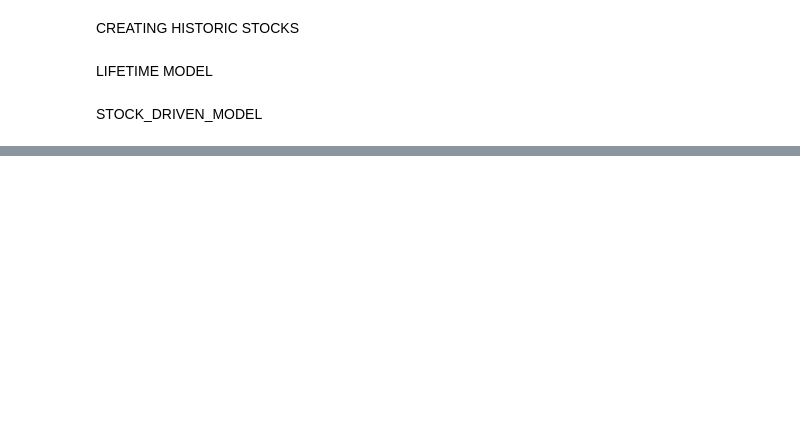
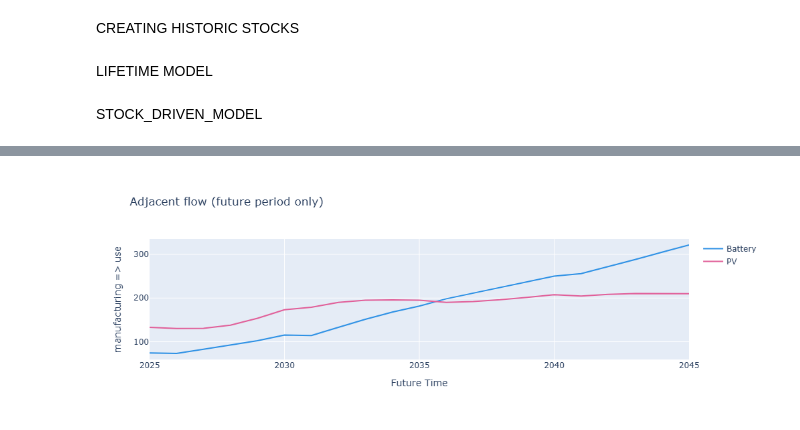
Before and after one commit to Tanima-Sharma/PVProject, a Jupyter notebook: CombineMFA.ipynb, the cells around one changed output, grey strips where cells are left out. Cells and saved outputs as stored; diff of their text form; code cells hidden in the pictures; blank space fills up the shorter version.

```diff
--- a/CombineMFA.ipynb
+++ b/CombineMFA.ipynb
@@ -29,0 +40,16 @@ dims = fd.DimensionSet(dim_list=[Future_time, Whole_time, Historic_time, product
+# %%
+parameter_files = {
+    "future_capacity": "Data/Capacity.xlsx",
+    "material_annual_decline": "Data/material_decline_rate.xlsx",
+    "initial_composition": "Data/initial_composition.xlsx",
+ }
+parameter_sheets = {
+    "future_capacity": "Sheet1",
+    "material_annual_decline": "Sheet1",
+    "initial_composition": "Sheet1",
+ }
+reader = ExcelParameterReader(
+    parameter_files=parameter_files,
+    parameter_sheets=parameter_sheets,
+)
+parameters = reader.read_parameters(parameter_definitions=parameter_definitions, dims=dims)
@@ -121,10 +155,15 @@ class SimpleMFA(MFASystem):
 # %%
+t=fd.FlodymArray(dims=dims["w",], values=np.array(dims["w"].items)) - dims["f"].items[0]
+t=t.maximum(0.)
+
+eta=(1 -  (parameters["material_annual_decline"].cast_to(dims["w","e","p"])/100))**t.cast_to(dims["w","e","p"])
+
 dsm_idriv = fd.InflowDrivenDSM(
     dims=dims["w","p"],
     lifetime_model=dsm_sdriv.lifetime_model,
     time_letter="w",
 )
-dsm_idriv.inflow[...] = dsm_sdriv.inflow * material_composition * eta # eta has dimension w
+dsm_idriv.inflow[...] = dsm_sdriv.inflow * parameters["initial_composition"] * eta # eta has dimension w
 
 
 # The dictionary in the MFA system will look somewhat like this
@@ -133,5 +172,16 @@ flows = {
     "manufacturing => use": fd.FlodymArray(dims=dims["f","p"], name="manufacturing => use"),
 }
 # Copy only the future part of the inflows and outflows to the surrounding flows
-flows["use => eol"][...] = dsm_idriv.outflow[{"w","p": dims["f","p"]}]
-flows["manufacturing => use"][...] = dsm_idriv.inflow[{"w","p": dims["f","p"]}]
+flows["use => eol"][...] = dsm_idriv.outflow[{"w": dims["f"]}]
+flows["manufacturing => use"][...] = dsm_idriv.inflow[{"w": dims["f"]}]
+# %%
+# Relevant part of inflow
+ptr = fde.PlotlyArrayPlotter(
+    array=flows["manufacturing => use"],
+    intra_line_dim="Future Time",
+    linecolor_dim="Product",
+    title="Adjacent flow (future period only)"
+)
+fig = ptr.plot(do_show=True)
+# %% [output]
+[figure, added]
```
Also changed, not shown: parts of 15 cells of this notebook.
